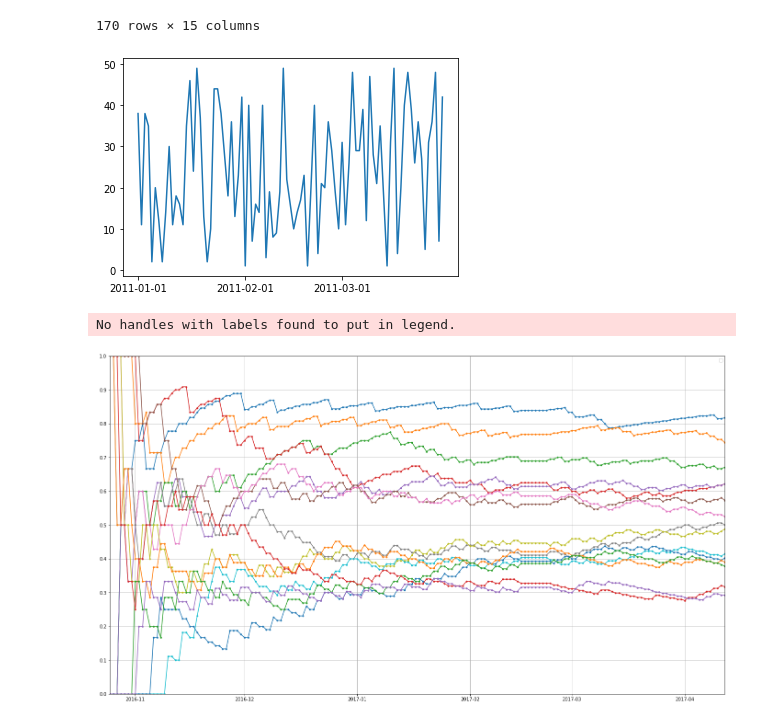
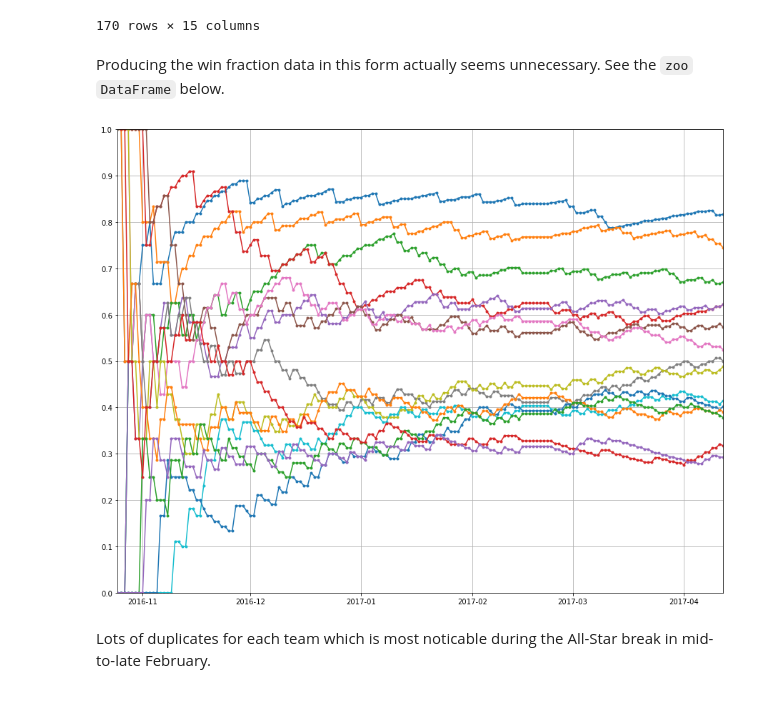
Before and after one commit to stephen-young/nba-standings-progression, a Jupyter notebook: notebooks/panda_test.ipynb, the cells around one changed output. Cells and saved outputs as stored; diff of their text form; code cells hidden in the pictures.

```diff
--- a/notebooks/panda_test.ipynb
+++ b/notebooks/panda_test.ipynb
@@ -17,3 +18,7 @@ Dates, team, and record (wins and loses) are in a tabular form in a spreadsheet.
 Currently, the standings data is processed by reading the spreadsheet with `openpyxl`, looping through the rows and using the `parse` library to extract the data from the formatted string. The data is then stored in a two-dimensional `list` of `dict`.
 
 Once the data is extracted, the win fraction of a given team at a given date is evaluated by looping through the 2-D `list`, evaluating the win fraction at each date for each team and puting the resulting data into a `pandas` `DataFrame`. Since the data set is not that large (15 columns, approx. 170 rows), converting the operations from looping and list comprehensions to operating on a DataFrame, I'm guessing, will not lead to any, if at all, efficiency gains. With the desired end result being a `DataFrame` and the spreadsheet data easily importable with the `read_excel` function, learning more of the `pandas` library to transform the spreadsheet data would make the code could stream line the code.
+# %%
+current_dir = Path.cwd()
+file_path = current_dir.parent / 'standings_data' / '2017_west_standings_by_date.xls'
+file_path.exists()
@@ -20,4 +27,5 @@ Once the data is extracted, the win fraction of a given team at a given date is
 # %%
-df = pd.read_excel('./../standings_data/2017_west_standings_by_date.xlsx',header=None,index_col=0,parse_dates=True,names=['1st','2nd', '3rd', '4th', '5th','6th', '7th', '8th','9th', '10th', '11th', '12th', '13th', '14th', '15th'])
+#df = pd.read_excel('./../standings_data/2017_west_standings_by_date.xlsx',header=None,index_col=0,parse_dates=True,names=['1st','2nd', '3rd', '4th', '5th','6th', '7th', '8th','9th', '10th', '11th', '12th', '13th', '14th', '15th'])
+df = pd.read_excel(file_path,header=None,index_col=0,parse_dates=True)
 df
 # %% [output]
@@ -34,6 +43,8 @@ df
 | 2017-04-11 | GSW (66-15) | SAS (61-20) | HOU (54-27) | LAC (50-31) T4 | UTA (50-31) T4 | OKC (47-34) | MEM (43-38) | POR (41-40) | DEN (39-42) | NOP (33-48) | DAL (32-49) T11 | ... |
 | 2017-04-12 | GSW (67-15) | SAS (61-21) | HOU (55-27) | LAC (51-31) T4 | UTA (51-31) T4 | OKC (47-35) | MEM (43-39) | POR (41-41) | DEN (40-42) | NOP (34-48) | DAL (33-49) | ... |
 170 rows × 15 columns
+# %%
+df.index.name = None
 # %% [markdown]
 ## Extracting the data
 
@@ -178,6 +189,6 @@ It seems to be difficult to filter the `DataFrame` with `MultiIndex` columns to
 
 Stacking the `DataFrame` from the initial import from `Excel` seems to be a better way of going about it. It will produce a `Series` object with a `MultiIndex` that could be more maleable than the `DataFrame`.
 # %%
-bar = df.stack(dropna=False)
+bar = df.stack(dropna=True)
 bar
 # %% [output]
@@ -358,39 +371,32 @@ win_frac_df
 | 2017-04-11 | 0.815 | 0.753 | 0.667 | 0.617 | 0.617 | 0.580 | 0.531 | 0.506 | 0.481 | 0.407 | 0.395 | ... |
 | 2017-04-12 | 0.817 | 0.744 | 0.671 | 0.622 | 0.622 | 0.573 | 0.524 | 0.500 | 0.488 | 0.415 | 0.402 | ... |
 170 rows × 15 columns
-# %%
-fig, axes = plt.subplots()
-start_date = '1/1/2011'
-end_date = '30/3/2011'
-date_range = pd.date_range(start_date,end_date,freq='D')
-date_ticks = pd.date_range(start_date,end_date,freq=pd.DateOffset(months=1))
-data = np.random.randint(1,50, len(date_range))
-axes.plot(date_range,data);
-axes.set_xticks(date_ticks);
-# %% [output]
-[figure, removed]
+# %% [markdown]
+Producing the win fraction data in this form actually seems unnecessary. See the `zoo` `DataFrame` below.
 # %%
 dates = win_frac_df.index.to_pydatetime()
 # %%
-fig, axes = plt.subplots(figsize=[19.2,10.8])
+fig, axes = plt.subplots(figsize=[12.4,9.6])
+# fig, axes = plt.subplots()
 # fig, axes = plt.subplots()
 axes.set_ylim(0.0, 1.0)
 axes.set_yticks([0.0, 0.1, 0.2, 0.3, 0.4, 0.5, 0.6, 0.7, 0.8, 0.9, 1.0])
 
 start_date = win_frac_df.index[0]
 end_date = win_frac_df.index[-1]
 date_ticks = pd.date_range(start=start_date, end=end_date, freq=pd.DateOffset(months=1))
 axes.plot(dates, win_frac_df.values, '.-')
 
 
 # axes.set_xticks(date_ticks)
 
 axes.set_xlim(start_date, end_date)
 axes.grid()
 # axes.legend(ncol=2)
 # axes.xaxis.set_major_formatter(pltdate.AutoDateFormatter('%Y-%m-%d'))
 fig.set_tight_layout(True)
 # fig.autofmt_xdate()
 # %% [output]
-No handles with labels found to put in legend.
-[figure, old version]
+[figure, new version]
+# %% [markdown]
+Lots of duplicates for each team which is most noticable during the All-Star break in mid-to-late February.
```
Also changed, not shown: parts of 32 cells of this notebook, 1 other file.
